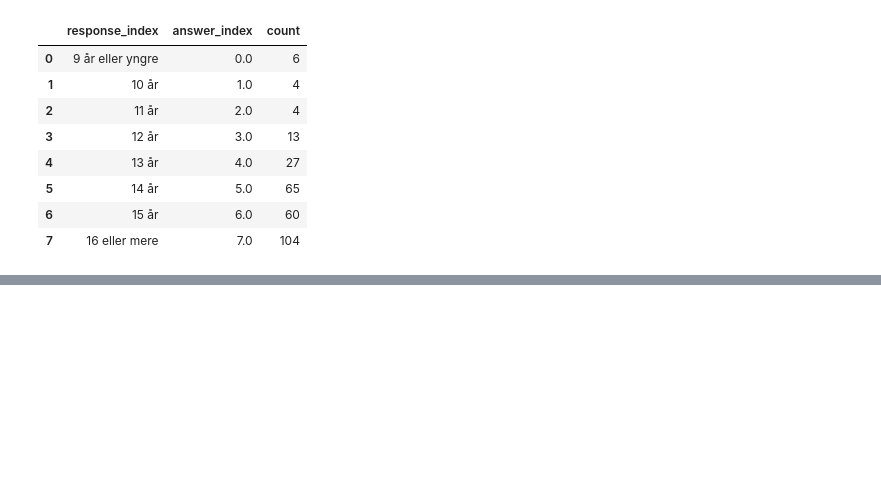
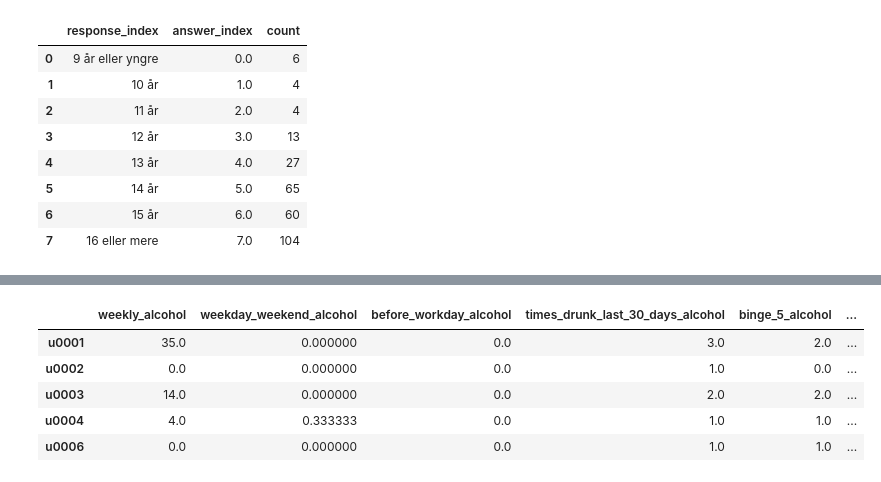
Before and after one commit to AllanLRH/master_thesis, a Jupyter notebook: morequestions/build_ml_dataset.ipynb, the cells around one changed output, grey strips where cells are left out. Drawn from its saved outputs; the diff is of its cells as text; code cells hidden in the pictures; blank space fills up the shorter version.

```diff
--- a/morequestions/build_ml_dataset.ipynb
+++ b/morequestions/build_ml_dataset.ipynb
@@ -236,0 +266,12 @@ q.smoke_freq
+# %%
+tmp = qdf.homophily_socialize__answer
+tmp = tmp.replace({4: 0, 3: 0, 2: 1, 1: 2, 0: 3})
+fs['social_study_friends_homophily'] = tmp
+fs.head()
+# %% [output]
+|  | weekly_alcohol | weekday_weekend_alcohol | before_workday_alcohol | times_drunk_last_30_days_alcohol | binge_5_alcohol | ... |
+| u0001 | 35.0 | 0.000000 | 0.0 | 3.0 | 2.0 | ... |
+| u0002 | 0.0 | 0.000000 | 0.0 | 1.0 | 0.0 | ... |
+| u0003 | 14.0 | 0.000000 | 0.0 | 2.0 | 2.0 | ... |
+| u0004 | 4.0 | 0.333333 | 0.0 | 1.0 | 1.0 | ... |
+| u0006 | 0.0 | 0.000000 | 0.0 | 1.0 | 1.0 | ... |
```
Also changed, not shown: parts of 16 cells of this notebook.
